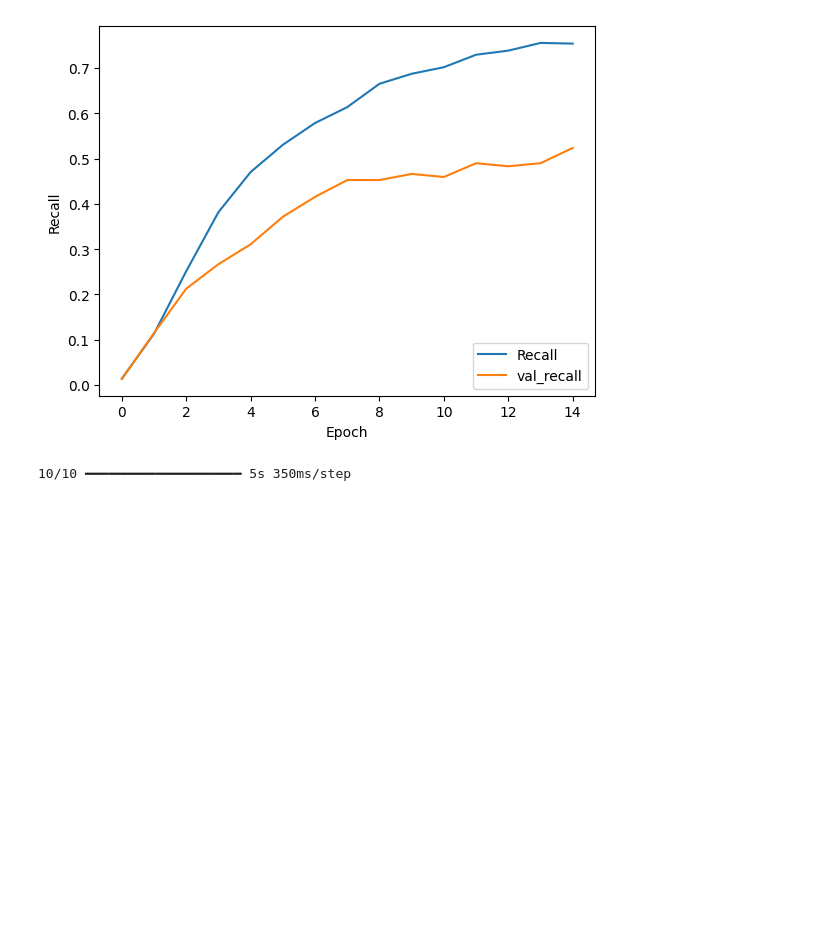
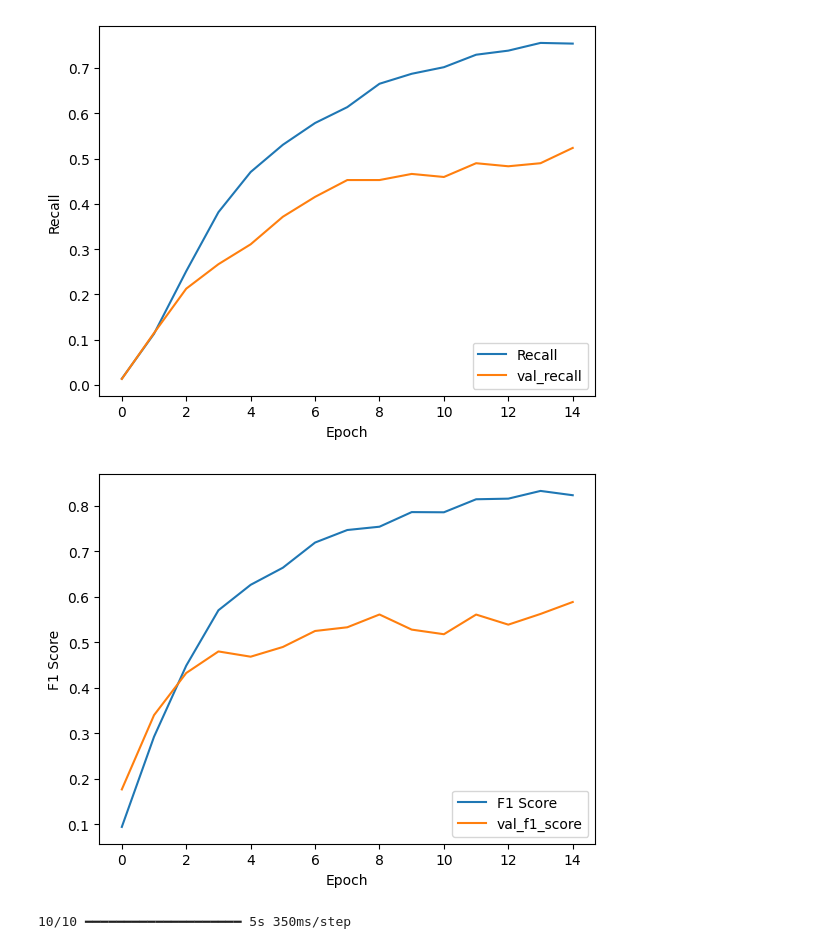
Before and after one commit to Lperdoca/Ciencia-de-datos.-Taller-2, a Jupyter notebook: ML_Supermercado_Inteligente.ipynb, the cells around one changed output. Saved outputs shown, nothing was run; the diff lists cells and outputs as text; code cells hidden in the pictures; blank space fills up the shorter version.

```diff
--- a/ML_Supermercado_Inteligente.ipynb
+++ b/ML_Supermercado_Inteligente.ipynb
@@ -285,6 +285,10 @@ show_performance_curve(history_transfer, metric='precision', metric_label='Preci
 show_performance_curve(history_transfer, metric='recall', metric_label='Recall')
 # %% [output]
 [figure]
+# %%
+show_performance_curve(history_transfer, metric='f1_score', metric_label='F1 Score')
+# %% [output]
+[figure, added]
 # %%
 import seaborn as sns
 pred_probabilities = modelo_transfer.predict(val_generator)  # Probabilidades predichas
```
